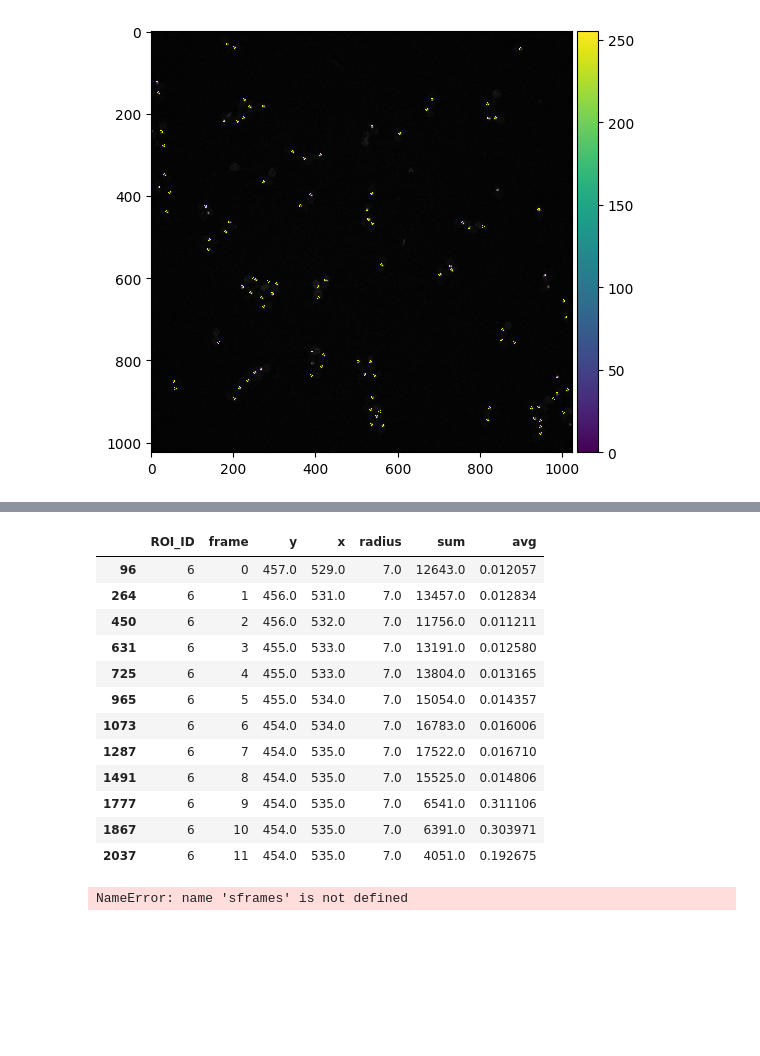
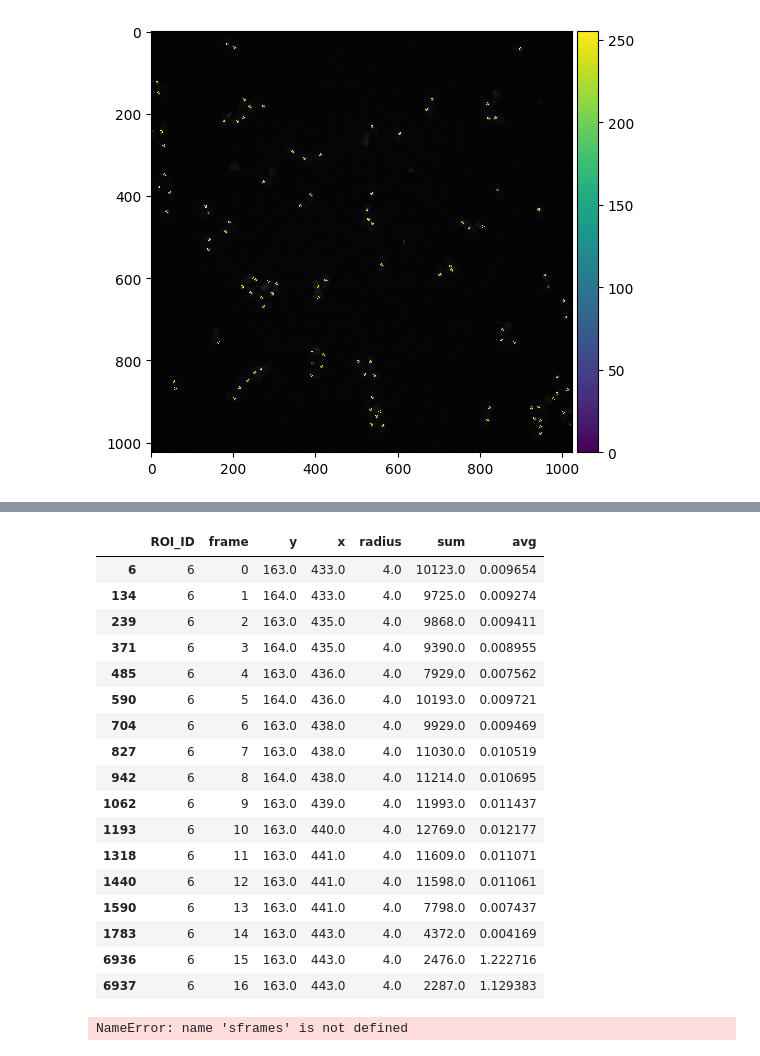
Before and after one commit to jglichowsk/organelle-measure, a Jupyter notebook: organelle_measure/notebooks/myo1-globular-timelapse-analysis.ipynb, the cells around one changed output, grey strips where cells are left out. Saved outputs shown, nothing was run; the diff lists cells and outputs as text; code cells hidden in the pictures; blank space fills up the shorter version.

```diff
--- a/organelle_measure/notebooks/myo1-globular-timelapse-analysis.ipynb
+++ b/organelle_measure/notebooks/myo1-globular-timelapse-analysis.ipynb
@@ -374,19 +395,24 @@ for id in range(20):
 # %%
-junedf.loc[junedf.ROI_ID==6]
+juldf.loc[juldf.ROI_ID==6]
 # %% [output]
 |  | ROI_ID | frame | y | x | radius | sum | avg |
-| 96 | 6 | 0 | 457.0 | 529.0 | 7.0 | 12643.0 | 0.012057 |
-| 264 | 6 | 1 | 456.0 | 531.0 | 7.0 | 13457.0 | 0.012834 |
-| 450 | 6 | 2 | 456.0 | 532.0 | 7.0 | 11756.0 | 0.011211 |
-| 631 | 6 | 3 | 455.0 | 533.0 | 7.0 | 13191.0 | 0.012580 |
-| 725 | 6 | 4 | 455.0 | 533.0 | 7.0 | 13804.0 | 0.013165 |
-| 965 | 6 | 5 | 455.0 | 534.0 | 7.0 | 15054.0 | 0.014357 |
-| 1073 | 6 | 6 | 454.0 | 534.0 | 7.0 | 16783.0 | 0.016006 |
-| 1287 | 6 | 7 | 454.0 | 535.0 | 7.0 | 17522.0 | 0.016710 |
-| 1491 | 6 | 8 | 454.0 | 535.0 | 7.0 | 15525.0 | 0.014806 |
-| 1777 | 6 | 9 | 454.0 | 535.0 | 7.0 | 6541.0 | 0.311106 |
-| 1867 | 6 | 10 | 454.0 | 535.0 | 7.0 | 6391.0 | 0.303971 |
-| 2037 | 6 | 11 | 454.0 | 535.0 | 7.0 | 4051.0 | 0.192675 |
+| 6 | 6 | 0 | 163.0 | 433.0 | 4.0 | 10123.0 | 0.009654 |
+| 134 | 6 | 1 | 164.0 | 433.0 | 4.0 | 9725.0 | 0.009274 |
+| 239 | 6 | 2 | 163.0 | 435.0 | 4.0 | 9868.0 | 0.009411 |
+| 371 | 6 | 3 | 164.0 | 435.0 | 4.0 | 9390.0 | 0.008955 |
+| 485 | 6 | 4 | 163.0 | 436.0 | 4.0 | 7929.0 | 0.007562 |
+| 590 | 6 | 5 | 164.0 | 436.0 | 4.0 | 10193.0 | 0.009721 |
+| 704 | 6 | 6 | 163.0 | 438.0 | 4.0 | 9929.0 | 0.009469 |
+| 827 | 6 | 7 | 163.0 | 438.0 | 4.0 | 11030.0 | 0.010519 |
+| 942 | 6 | 8 | 164.0 | 438.0 | 4.0 | 11214.0 | 0.010695 |
+| 1062 | 6 | 9 | 163.0 | 439.0 | 4.0 | 11993.0 | 0.011437 |
+| 1193 | 6 | 10 | 163.0 | 440.0 | 4.0 | 12769.0 | 0.012177 |
+| 1318 | 6 | 11 | 163.0 | 441.0 | 4.0 | 11609.0 | 0.011071 |
+| 1440 | 6 | 12 | 163.0 | 441.0 | 4.0 | 11598.0 | 0.011061 |
+| 1590 | 6 | 13 | 163.0 | 441.0 | 4.0 | 7798.0 | 0.007437 |
+| 1783 | 6 | 14 | 163.0 | 443.0 | 4.0 | 4372.0 | 0.004169 |
+| 6936 | 6 | 15 | 163.0 | 443.0 | 4.0 | 2476.0 | 1.222716 |
+| 6937 | 6 | 16 | 163.0 | 443.0 | 4.0 | 2287.0 | 1.129383 |
 # %%
 def ticks(img_df: pd.DataFrame, thresh: float=0.5):
     """
```
Also changed, not shown: parts of 10 cells of this notebook, 7 other files.
